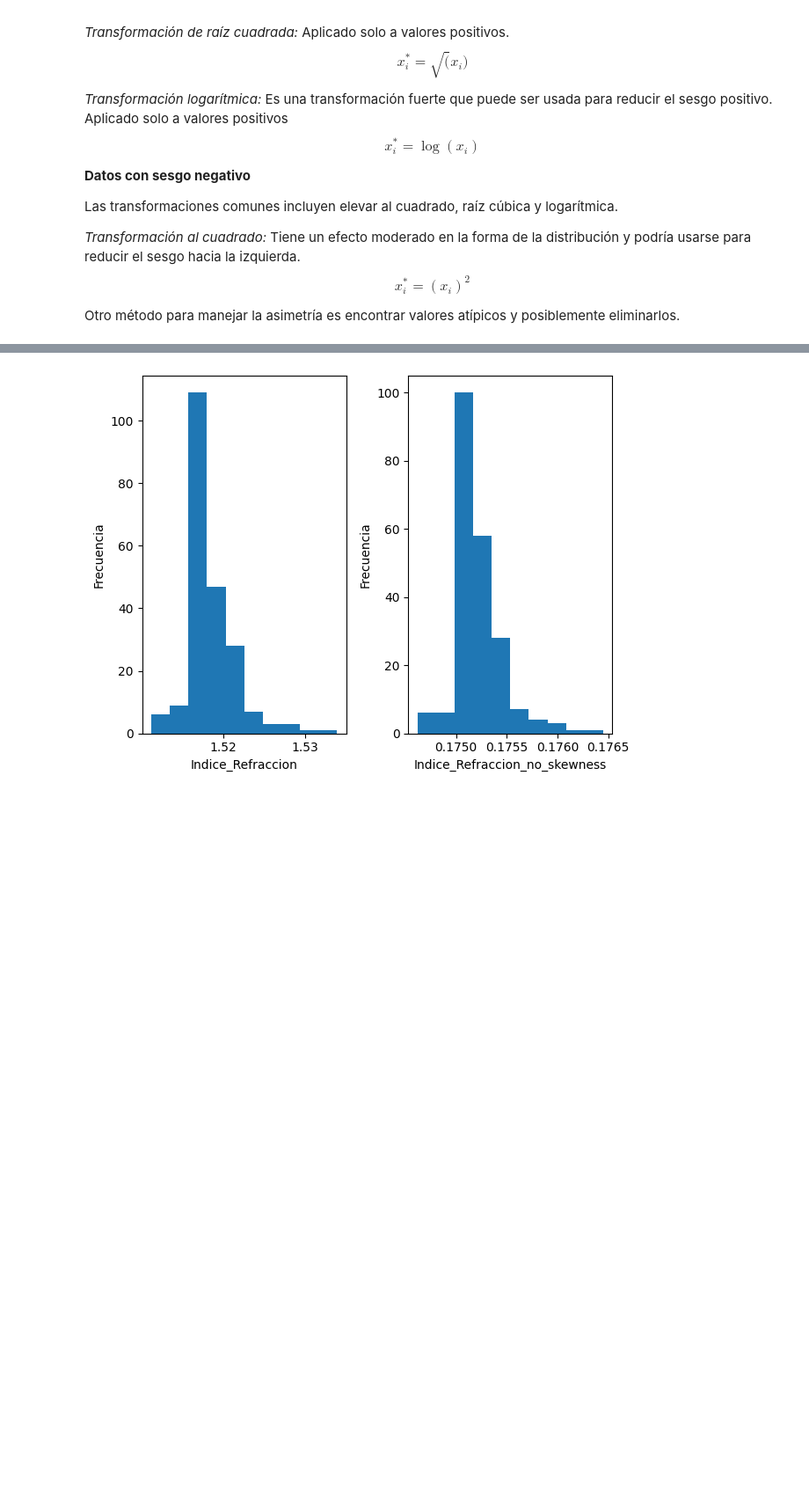
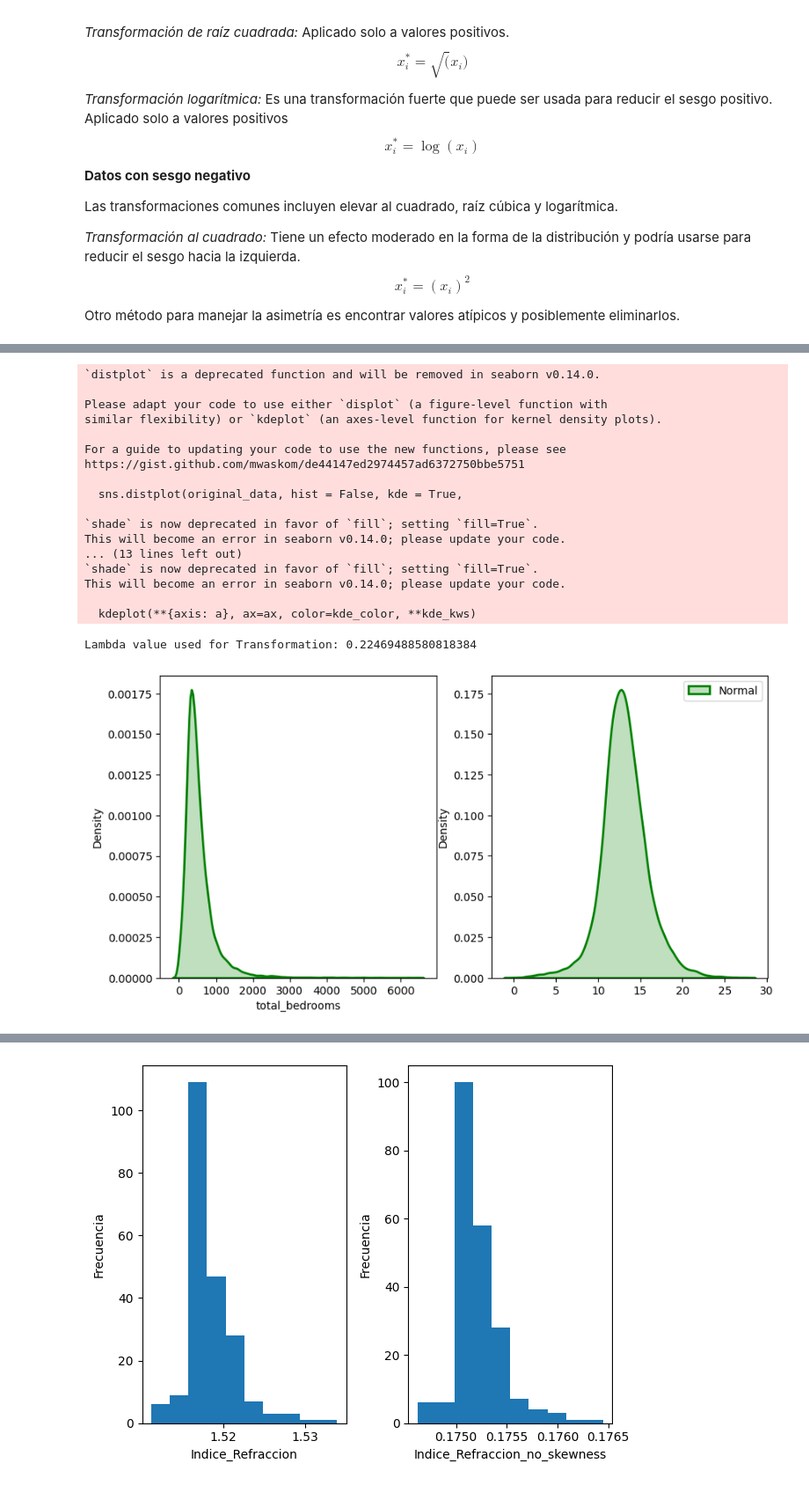
Before and after one commit to EstebanGomezVal/Modelado_datos_Valerio, a Jupyter notebook: Procesamiento/ExploracionDatos.ipynb, the cells around one changed output, grey strips where cells are left out. Shown: that part at 88% size. Saved outputs shown, nothing was run; the diff lists cells and outputs as text; code cells hidden in the pictures; blank space fills up the shorter version.

```diff
--- a/Procesamiento/ExploracionDatos.ipynb
+++ b/Procesamiento/ExploracionDatos.ipynb
@@ -528,0 +552,49 @@ Otro método para manejar la asimetría es encontrar valores atípicos y posible
+# %%
+# Box Cox
+# generate non-normal data (exponential)
+original_data = df_cali['total_bedrooms']
+
+# transform training data & save lambda value
+fitted_data, fitted_lambda = stats.boxcox(original_data)
+
+# creating axes to draw plots
+fig, ax = plt.subplots(1, 2)
+
+# plotting the original data(non-normal) and
+# fitted data (normal)
+sns.distplot(original_data, hist = False, kde = True,
+            kde_kws = {'shade': True, 'linewidth': 2},
+            label = "Non-Normal", color ="green", ax = ax[0])
+
+sns.distplot(fitted_data, hist = False, kde = True,
+            kde_kws = {'shade': True, 'linewidth': 2},
+            label = "Normal", color ="green", ax = ax[1])
+
+# adding legends to the subplots
+plt.legend(loc = "upper right")
+
+# rescaling the subplots
+fig.set_figheight(5)
+fig.set_figwidth(10)
+
+print(f"Lambda value used for Transformation: {fitted_lambda}")
+# %% [output]
+`distplot` is a deprecated function and will be removed in seaborn v0.14.0.
+
+Please adapt your code to use either `displot` (a figure-level function with
+similar flexibility) or `kdeplot` (an axes-level function for kernel density plots).
+
+For a guide to updating your code to use the new functions, please see
+https://gist.github.com/mwaskom/de44147ed2974457ad6372750bbe5751
+
+  sns.distplot(original_data, hist = False, kde = True,
+
+`shade` is now deprecated in favor of `fill`; setting `fill=True`.
+This will become an error in seaborn v0.14.0; please update your code.
+... (13 lines left out)
+`shade` is now deprecated in favor of `fill`; setting `fill=True`.
+This will become an error in seaborn v0.14.0; please update your code.
+
+  kdeplot(**{axis: a}, ax=ax, color=kde_color, **kde_kws)
+Lambda value used for Transformation: 0.22469488580818384
+[figure, added]
```
Also changed, not shown: parts of 8 cells of this notebook, 1 other file.
